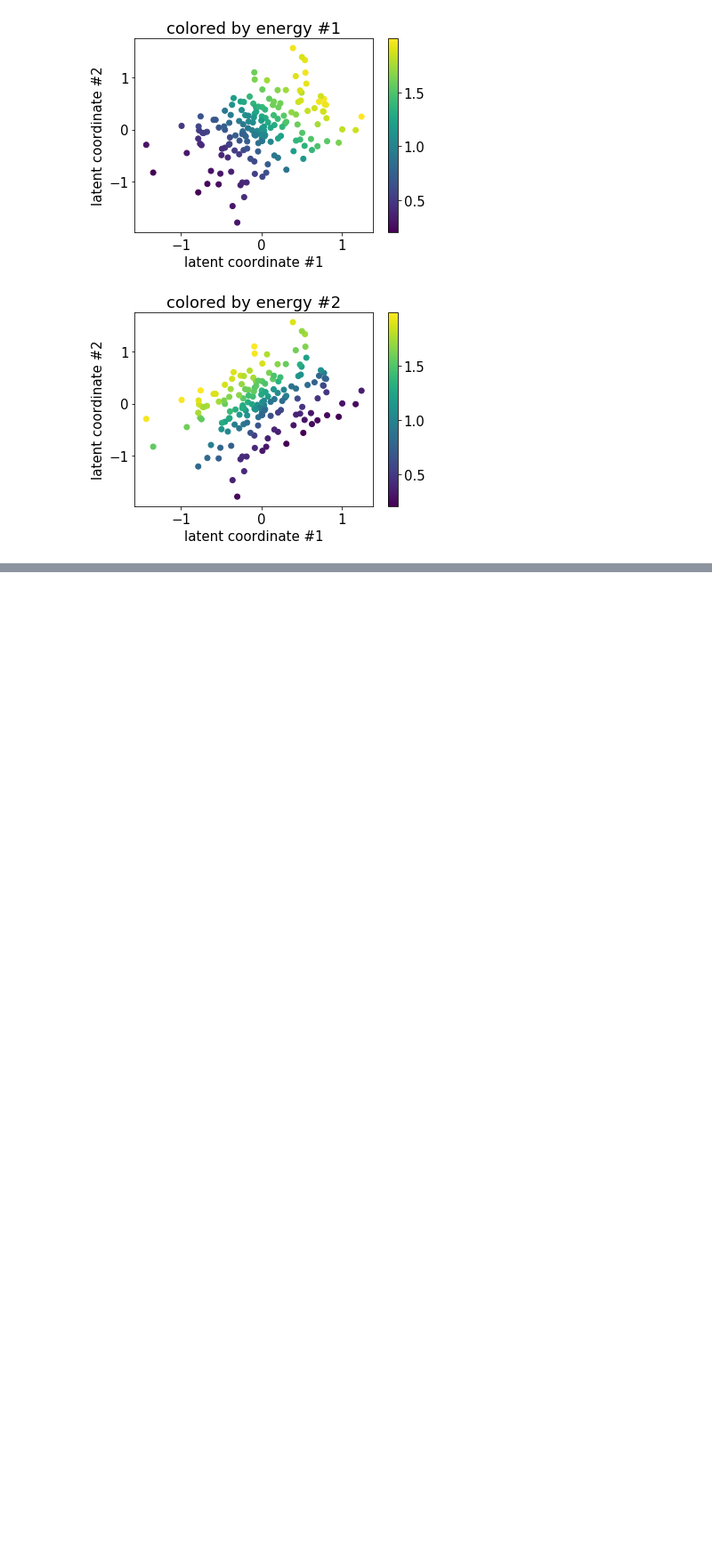
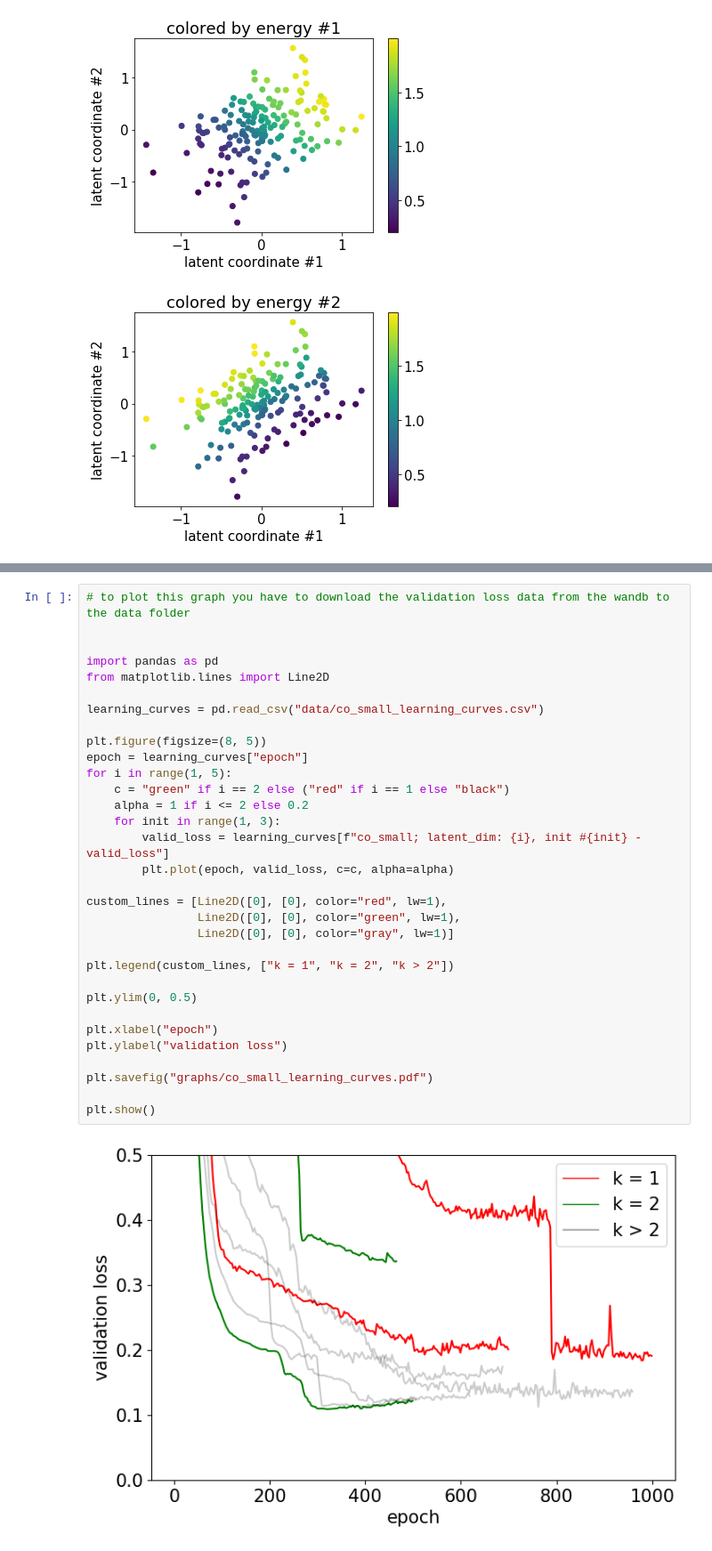
Before and after one commit to antoniibelyshev/Beyond-Dynamics, a Jupyter notebook: msap_coupled_oscillator.ipynb, the cells around one changed output, grey strips where cells are left out. Shown at 89% size. Saved outputs shown, nothing was run; the diff lists cells and outputs as text; blank space fills up the shorter version.

```diff
--- a/msap_coupled_oscillator.ipynb
+++ b/msap_coupled_oscillator.ipynb
@@ -99,0 +151,34 @@ plt.show()
+# %%
+# to plot this graph you have to download the validation loss data from the wandb to the data folder
+
+
+import pandas as pd
+from matplotlib.lines import Line2D
+
+learning_curves = pd.read_csv("data/co_small_learning_curves.csv")
+
+plt.figure(figsize=(8, 5))
+epoch = learning_curves["epoch"]
+for i in range(1, 5):
+    c = "green" if i == 2 else ("red" if i == 1 else "black")
+    alpha = 1 if i <= 2 else 0.2
+    for init in range(1, 3):
+        valid_loss = learning_curves[f"co_small; latent_dim: {i}, init #{init} - valid_loss"]
+        plt.plot(epoch, valid_loss, c=c, alpha=alpha)
+
+custom_lines = [Line2D([0], [0], color="red", lw=1),
+                Line2D([0], [0], color="green", lw=1),
+                Line2D([0], [0], color="gray", lw=1)]
+
+plt.legend(custom_lines, ["k = 1", "k = 2", "k > 2"])
+
+plt.ylim(0, 0.5)
+
+plt.xlabel("epoch")
+plt.ylabel("validation loss")
+
+plt.savefig("graphs/co_small_learning_curves.pdf")
+
+plt.show()
+# %% [output]
+[figure, added]
```
Also changed, not shown: parts of 3 cells of this notebook, 5 other files.
